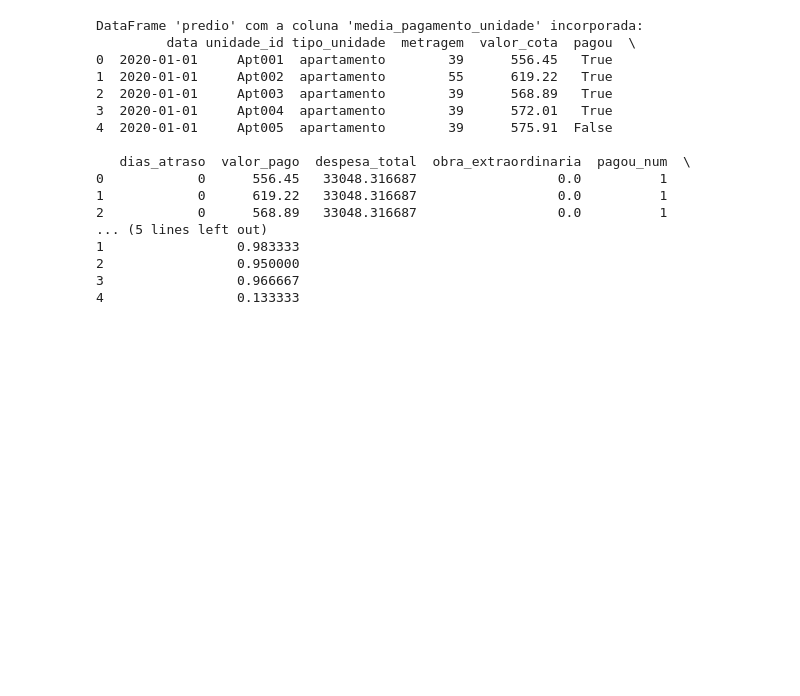
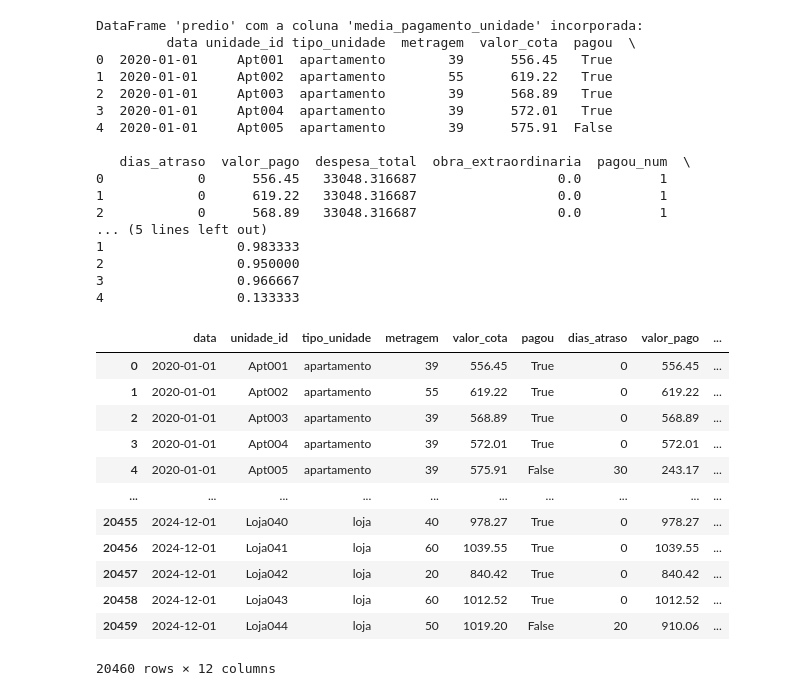
Before and after one commit to Juniortech94/projetoml, a Jupyter notebook: projeto-ml/exploration.ipynb, the cells around one changed output. Saved outputs shown, nothing was run; the diff lists cells and outputs as text; code cells hidden in the pictures; blank space fills up the shorter version.

```diff
--- a/projeto-ml/exploration.ipynb
+++ b/projeto-ml/exploration.ipynb
@@ -209,5 +209,18 @@ DataFrame 'predio' com a coluna 'media_pagamento_unidade' incorporada:
 3                 0.966667
 4                 0.133333
 # %%
-import matplotlib.pyplot as plt
-import seaborn as sns
+predio
+# %% [output]
+|  | data | unidade_id | tipo_unidade | metragem | valor_cota | pagou | dias_atraso | valor_pago | ... |
+| 0 | 2020-01-01 | Apt001 | apartamento | 39 | 556.45 | True | 0 | 556.45 | ... |
+| 1 | 2020-01-01 | Apt002 | apartamento | 55 | 619.22 | True | 0 | 619.22 | ... |
+| 2 | 2020-01-01 | Apt003 | apartamento | 39 | 568.89 | True | 0 | 568.89 | ... |
+| 3 | 2020-01-01 | Apt004 | apartamento | 39 | 572.01 | True | 0 | 572.01 | ... |
+| 4 | 2020-01-01 | Apt005 | apartamento | 39 | 575.91 | False | 30 | 243.17 | ... |
+| ... | ... | ... | ... | ... | ... | ... | ... | ... | ... |
+| 20455 | 2024-12-01 | Loja040 | loja | 40 | 978.27 | True | 0 | 978.27 | ... |
+| 20456 | 2024-12-01 | Loja041 | loja | 60 | 1039.55 | True | 0 | 1039.55 | ... |
+| 20457 | 2024-12-01 | Loja042 | loja | 20 | 840.42 | True | 0 | 840.42 | ... |
+| 20458 | 2024-12-01 | Loja043 | loja | 60 | 1012.52 | True | 0 | 1012.52 | ... |
+| 20459 | 2024-12-01 | Loja044 | loja | 50 | 1019.20 | False | 20 | 910.06 | ... |
+20460 rows × 12 columns
```
Also changed, not shown: parts of 16 cells of this notebook, 1 other file.
